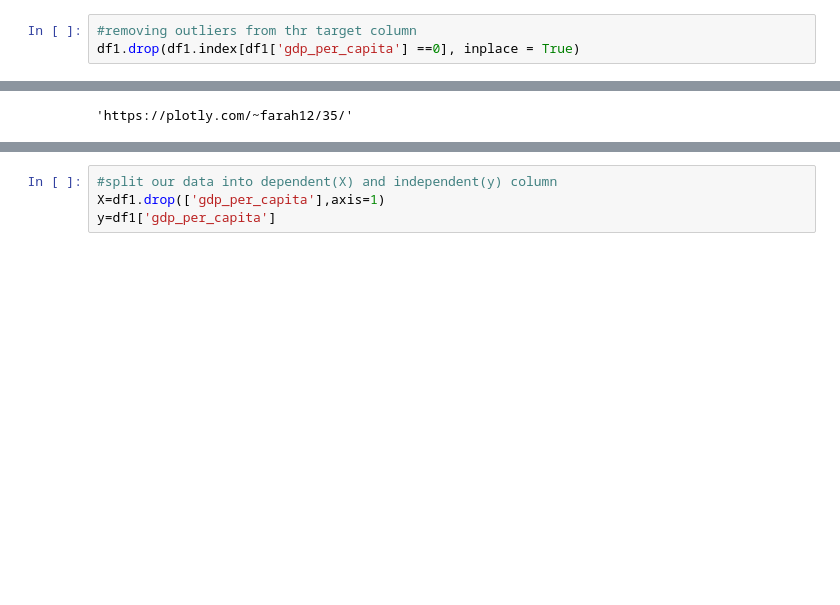
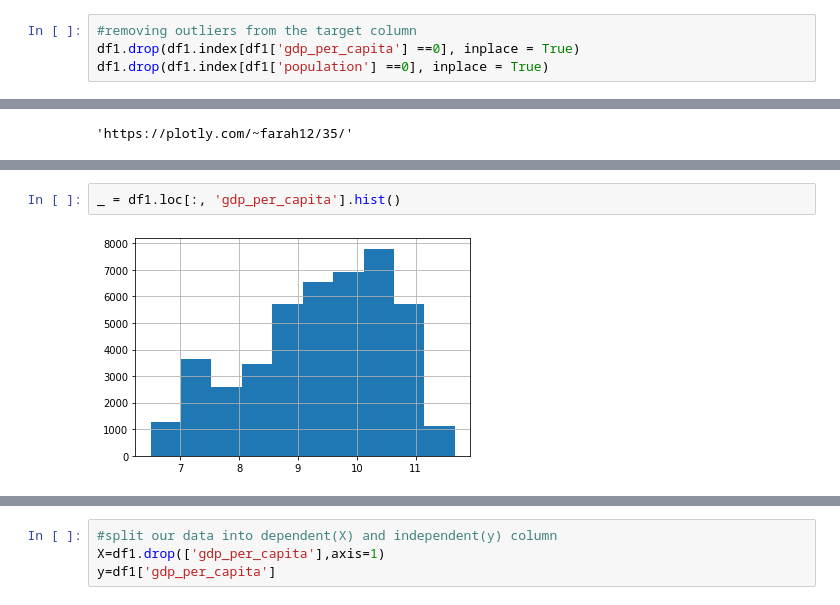
Before and after one commit to faro7ah/Impact-of-Covid-19-in-a-global-economy-Data-Science-Bootcamp-Capstone-Project-SDA-Coding-Dojo, a Jupyter notebook: DS_Bootcamp_Impact_of_Covid_19(Capstone_Project).ipynb, the cells around one changed output, grey strips where cells are left out. Drawn from its saved outputs; the diff is of its cells as text; blank space fills up the shorter version.

```diff
--- a/DS_Bootcamp_Impact_of_Covid_19(Capstone_Project).ipynb
+++ b/DS_Bootcamp_Impact_of_Covid_19(Capstone_Project).ipynb
@@ -757,6 +826,7 @@ Model Baseline
 # %%
-#removing outliers from thr target column
+#removing outliers from the target column
 df1.drop(df1.index[df1['gdp_per_capita'] ==0], inplace = True)
+df1.drop(df1.index[df1['population'] ==0], inplace = True)
 # %%
 #check null values
 df1.isna().sum()
@@ -816,0 +903,4 @@ py.plot(fig, filename = "Features' Correlation", auto_open=True)
+# %%
+_ = df1.loc[:, 'gdp_per_capita'].hist()
+# %% [output]
+[figure, added]
```
Also changed, not shown: parts of 50 cells of this notebook.
